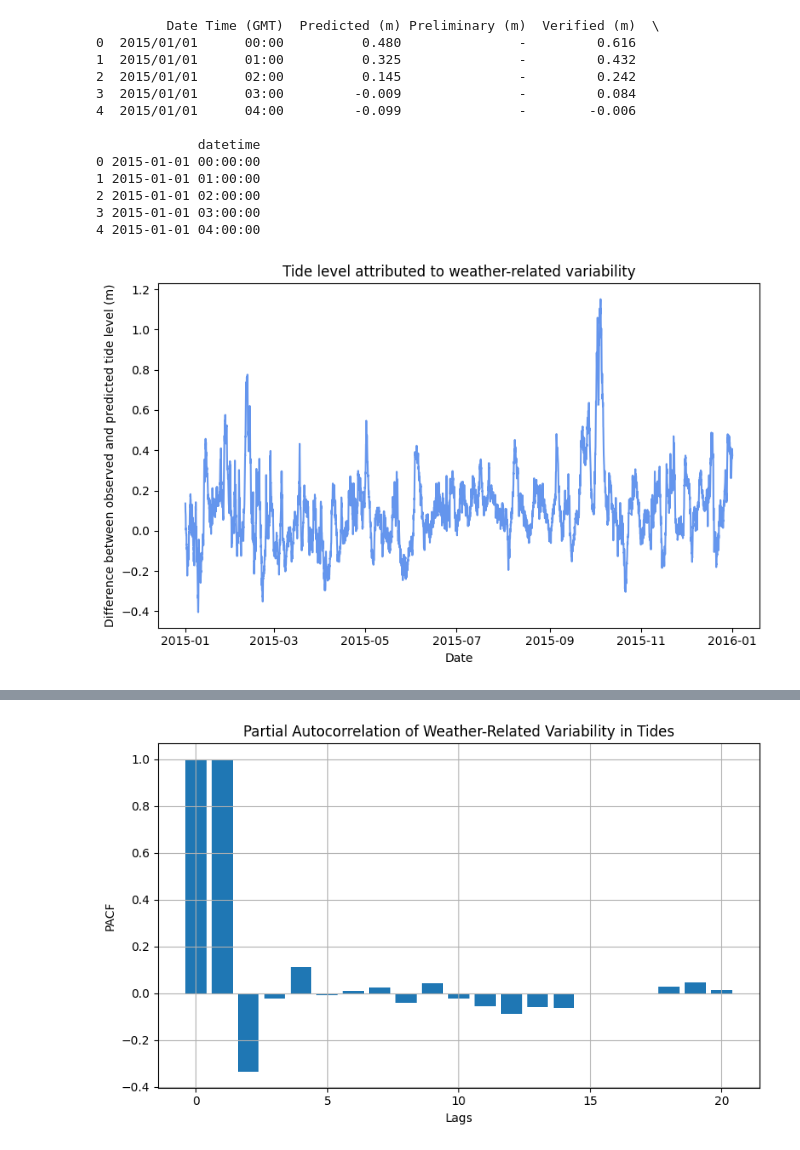
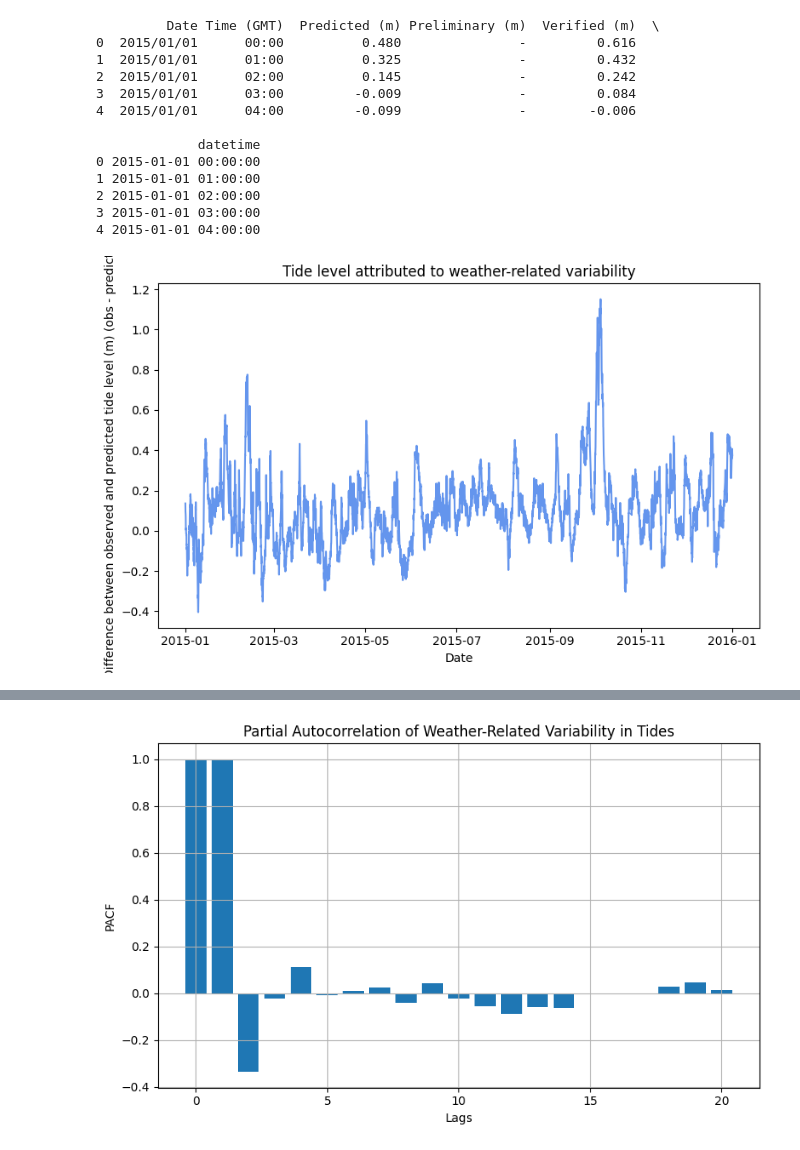
Before and after one commit to BEE4850-SP25/hw02-mcallen14, a Jupyter notebook: hw02.ipynb, the cells around one changed output, grey strips where cells are left out. Cells and saved outputs as stored; diff of their text form; code cells hidden in the pictures.

```diff
--- a/hw02.ipynb
+++ b/hw02.ipynb
@@ -498,16 +377,16 @@ print(surge.head(5))
 # %%
 # Take difference between the observations and predictions
 # to obtain the tide level which could be attributed to weather-related variability
 surge['weather_variability'] = surge['Verified (m)'] - surge['Predicted (m)']
 
 # Plot:
 plt.figure(figsize=(8,5))
 plt.plot(surge['datetime'],surge['weather_variability'], color='cornflowerblue')#, label='No Cheat')#, alpha = 0.8)
 # Add labels
 plt.xlabel('Date')
-plt.ylabel('Difference between observed and predicted tide level (m)')
+plt.ylabel('Difference between observed and predicted tide level (m) (obs - predicted)')
 plt.title('Tide level attributed to weather-related variability')
 plt.tight_layout()
 plt.show()
 # %% [output]
-[figure, old version]
+[figure, new version]
```
Also changed, not shown: parts of 24 cells of this notebook.
